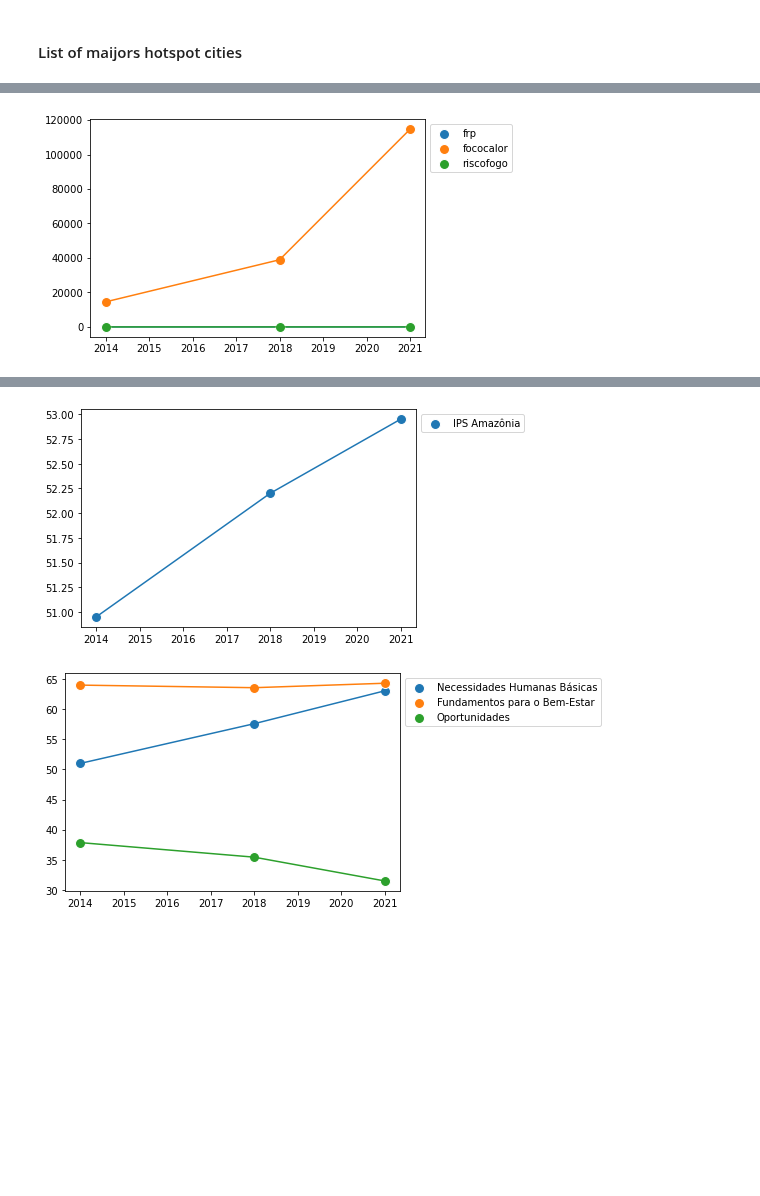
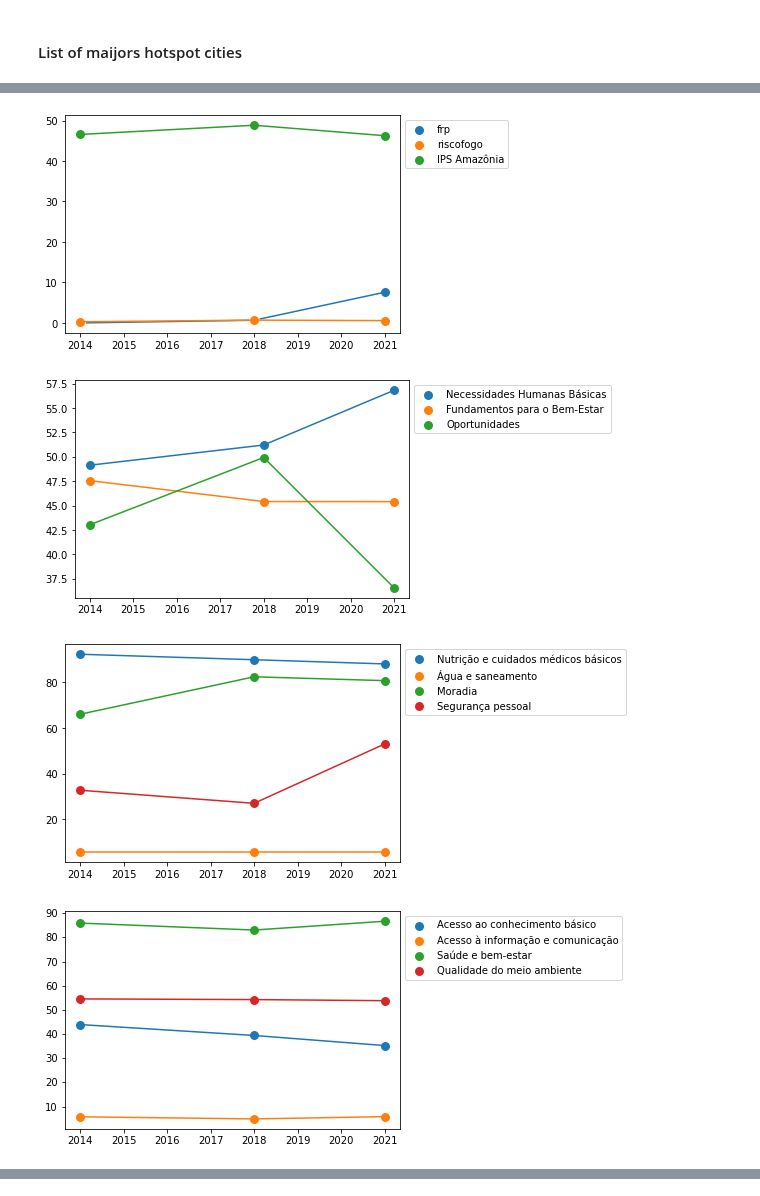
Before and after one commit to faustofcjr/amazon-social-progress, a Jupyter notebook: data_exploration.ipynb, the cells around one changed output, grey strips where cells are left out. Saved outputs shown, nothing was run; the diff lists cells and outputs as text; code cells hidden in the pictures; blank space fills up the shorter version.

```diff
--- a/data_exploration.ipynb
+++ b/data_exploration.ipynb
@@ -142,20 +183,36 @@ def plot_indicators(dataset, indicators, labels):
 
     plt.show()
 # %%
-altamira = dataset[dataset.municipio == "ALTAMIRA"]
+citie_name = "NOVA IPIXUNA"
+citie_data = dataset[dataset.municipio == citie_name]
 # %%
-labels = [
-    "frp",
-    "fococalor",
-    "riscofogo"
-]
+# compare hotspot and Amazon IPS
+labels = [ "frp", "riscofogo", "IPS Amazônia"]
+indicators = [citie_data[labels[0]], citie_data[labels[1]], citie_data[labels[2]]]
+plot_indicators(citie_data, indicators, labels)
 
-indicators = [
-    altamira[labels[0]],
-    altamira[labels[1]],
-    altamira[labels[2]],
-]
+# Show Dimensions
+labels = ["Necessidades Humanas Básicas", "Fundamentos para o Bem-Estar", "Oportunidades"]
+indicators = [citie_data[labels[0]], citie_data[labels[1]], citie_data[labels[2]]]
+plot_indicators(citie_data, indicators, labels)
+plt.show()
 
-plot_indicators(altamira, indicators, labels)
+# Show Necessidades Humanas Básicas components
+labels = ["Nutrição e cuidados médicos básicos", "Água e saneamento", "Moradia", "Segurança pessoal"]
+indicators = [citie_data[labels[0]], citie_data[labels[1]], citie_data[labels[2]], citie_data[labels[3]]]
+plot_indicators(citie_data, indicators, labels)
+
+# Show Fundamentos para o Bem-Estar components
+labels = ["Acesso ao conhecimento básico", "Acesso à informação e comunicação", "Saúde e bem-estar", "Qualidade do meio ambiente"]
+indicators = [citie_data[labels[0]], citie_data[labels[1]], citie_data[labels[2]], citie_data[labels[3]]]
+plot_indicators(citie_data, indicators, labels)
+
+# Show Oportunidades components
+labels = labels = ["Direitos individuais", "Liberdade individual e de escolha", "Tolerância e inclusão", "Acesso à educação superior"]
+indicators = [citie_data[labels[0]], citie_data[labels[1]], citie_data[labels[2]], citie_data[labels[3]]]
+plot_indicators(citie_data, indicators, labels)
 # %% [output]
-[figure, old version]
+[figure, new version]
+[figure, added]
+[figure, added]
+[figure, added]
@@ -162,28 +219,0 @@ plot_indicators(altamira, indicators, labels)
-# %%
-labels = [
-    "IPS Amazônia"
-]
-
-indicators = [
-    altamira[labels[0]],
-]
-
-plot_indicators(altamira, indicators, labels)
-# %% [output]
-[figure, removed]
-# %%
-labels = [
-    "Necessidades Humanas Básicas",
-    "Fundamentos para o Bem-Estar",
-    "Oportunidades"
-]
-
-indicators = [
-    altamira[labels[0]],
-    altamira[labels[1]],
-    altamira[labels[2]]
-]
-
-plot_indicators(altamira, indicators, labels)
-# %% [output]
-[figure, removed]
```
Also changed, not shown: parts of 20 cells of this notebook.
